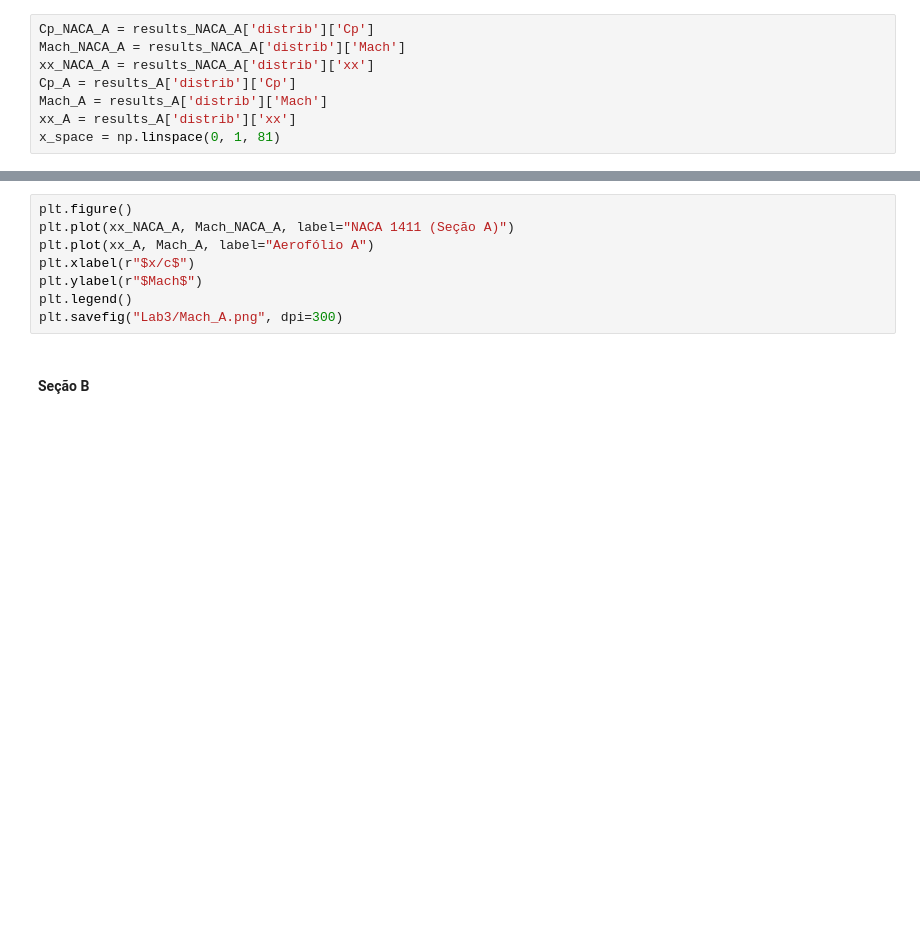
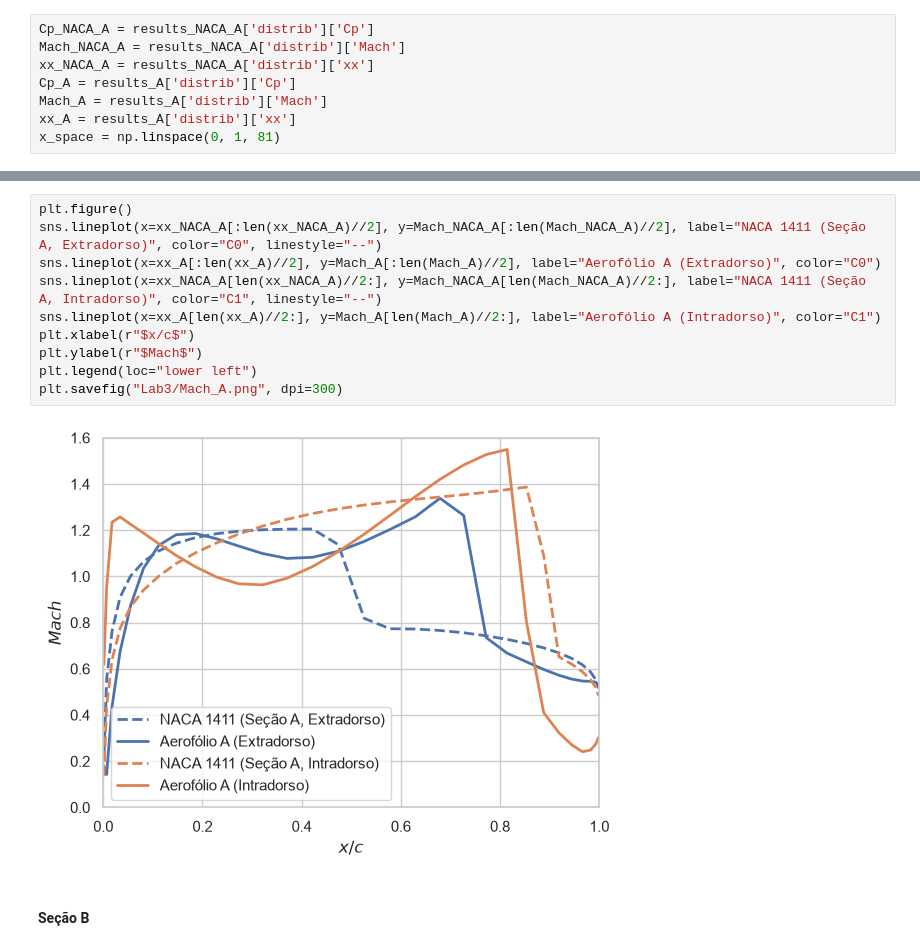
Before and after one commit to tomaztc/Tomav2, a Jupyter notebook: Lab3.ipynb, the cells around one changed output, grey strips where cells are left out. Saved outputs shown, nothing was run; the diff lists cells and outputs as text; blank space fills up the shorter version.

```diff
--- a/Lab3.ipynb
+++ b/Lab3.ipynb
@@ -1377,11 +1531,15 @@ plt.savefig("Lab3/Cp_A.png", dpi=300)
 # %%
 plt.figure()
-plt.plot(xx_NACA_A, Mach_NACA_A, label="NACA 1411 (Seção A)")
-plt.plot(xx_A, Mach_A, label="Aerofólio A")
+sns.lineplot(x=xx_NACA_A[:len(xx_NACA_A)//2], y=Mach_NACA_A[:len(Mach_NACA_A)//2], label="NACA 1411 (Seção A, Extradorso)", color="C0", linestyle="--")
+sns.lineplot(x=xx_A[:len(xx_A)//2], y=Mach_A[:len(Mach_A)//2], label="Aerofólio A (Extradorso)", color="C0")
+sns.lineplot(x=xx_NACA_A[len(xx_NACA_A)//2:], y=Mach_NACA_A[len(Mach_NACA_A)//2:], label="NACA 1411 (Seção A, Intradorso)", color="C1", linestyle="--")
+sns.lineplot(x=xx_A[len(xx_A)//2:], y=Mach_A[len(Mach_A)//2:], label="Aerofólio A (Intradorso)", color="C1")
 plt.xlabel(r"$x/c$")
 plt.ylabel(r"$Mach$")
-plt.legend()
+plt.legend(loc="lower left")
 plt.savefig("Lab3/Mach_A.png", dpi=300)
+# %% [output]
+[figure, added]
 # %% [markdown]
 #### Seção B
 # %%
```
Also changed, not shown: parts of 37 cells of this notebook, 56 other files.
